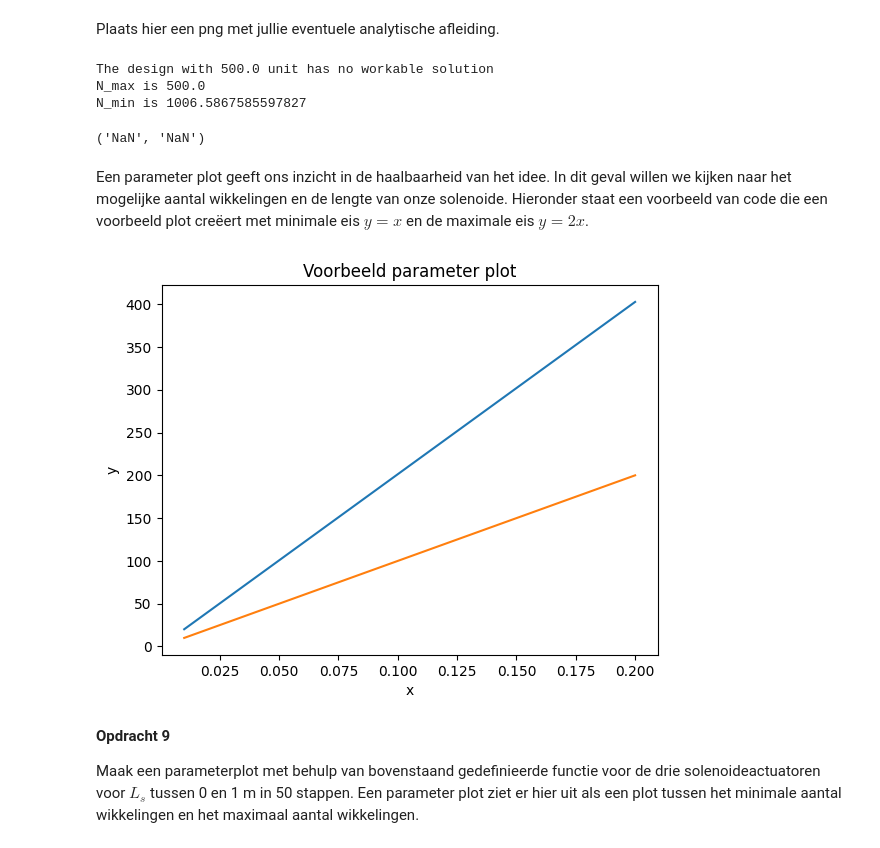
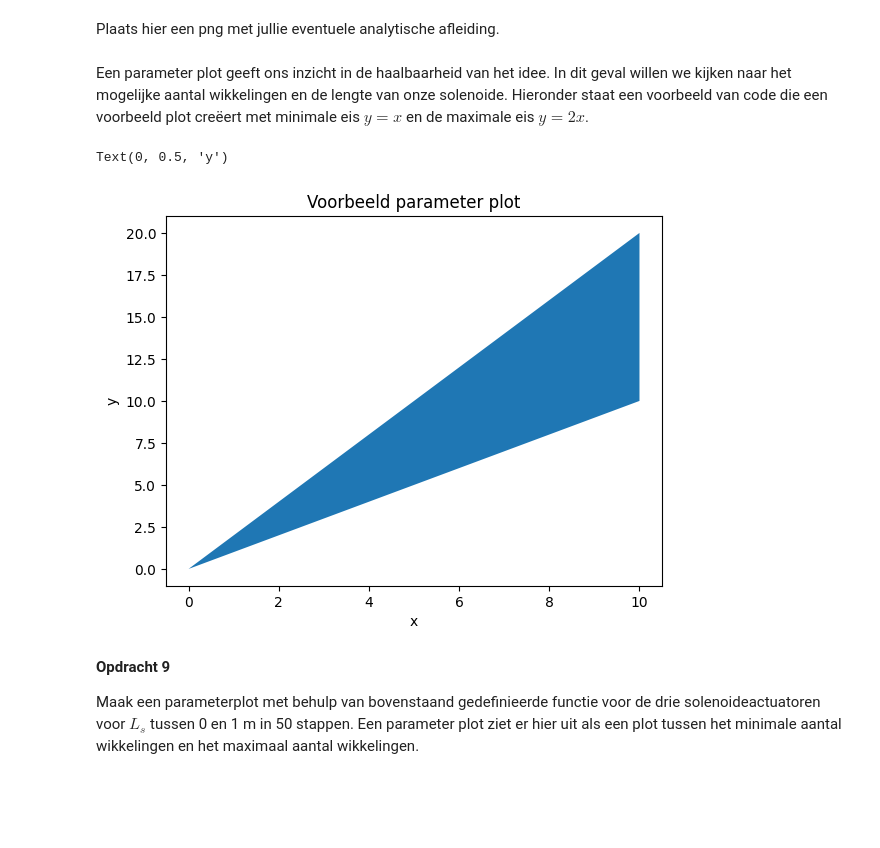
Before and after one commit to caricevonmorgen-dotcom/opdrachten-DEF-D-lol, a Jupyter notebook: 2KrachtactuatorOpdracht (1)/2KrachtactuatorOpdracht/KrachtactuatorOpdracht.ipynb, the cells around one changed output. Drawn from its saved outputs; the diff is of its cells as text; code cells hidden in the pictures; blank space fills up the shorter version.

```diff
--- a/2KrachtactuatorOpdracht (1)/2KrachtactuatorOpdracht/KrachtactuatorOpdracht.ipynb
+++ b/2KrachtactuatorOpdracht (1)/2KrachtactuatorOpdracht/KrachtactuatorOpdracht.ipynb
@@ -198,47 +200,43 @@ Plaats hier een png met jullie eventuele analytische afleiding.
 ### BEGIN SOLUTION
 mu_r=200000 #relative permeabiliteit van ijzer
 mu_0= 4*np.pi*10**(-7) #permeabiliteit vacuum
-r_draad=0.5/1000 #m
+d_draad_9V = 0.1 / 1000  # 0.1 mm diameter
+r_draad_9V = d_draad_9V / 2 # 0.05 mm straal
+
 
 def aantal_wikkelingen(F, L_s, r_s, I, L_draad):
     # Voeg hieronder de formules voor het maximum en minimum aantal wikkelingen.
     N_min = L_s/(r_s*I)*np.sqrt(2*F/(np.pi*mu_0*(mu_r-1)))
-    N_max_1 = L_s/(2*r_draad)
+    N_max_1 = L_s/(2*r_draad_9V)
     N_max_2 = L_draad/(2*np.pi*r_s)
 
-    N_max= min(N_max_1,N_max_2)
-    if N_min > N_max: ## Als het ontwerp niet mogelijk is.
-        print('The design with %.1f unit has no workable solution'%N_max)
-        print('N_max is', N_max)
-        print('N_min is', N_min)
-        N_min = 'NaN'
-        N_max = 'NaN'
+    N_max = np.minimum(N_max_1, N_max_2)
+    #if N_min > N_max: ## Als het ontwerp niet mogelijk is.
+    #    print('The design with %.1f unit has no workable solution'%N_max)
+    #    print('N_max is', N_max)
+    #    print('N_min is', N_min)
+    #    N_min = 'NaN'
+    #    N_max = 'NaN'
+    N_min = np.where(N_min > N_max, np.nan, N_min)
+    N_max = np.where(np.isnan(N_min), np.nan, N_max)
+    return N_min, N_max
+L_s_array = np.linspace(0.001, 1.0, 50)
 
-    return N_min, N_max
-
-aantal_wikkelingen(F_deur, 0.5, r_deur, I_deur, Lengte_deur)
+N_min_res, N_max_res = aantal_wikkelingen(F_deur, L_s_array, r_deur, I_deur, Lengte_deur)
-# %% [output]
-The design with 500.0 unit has no workable solution
-N_max is 500.0
-N_min is 1006.5867585597827
-('NaN', 'NaN')
 # %% [markdown]
 Een parameter plot geeft ons inzicht in de haalbaarheid van het idee. In dit geval willen we kijken naar het mogelijke aantal wikkelingen en de lengte van onze solenoide. Hieronder staat een voorbeeld van code die een voorbeeld plot creëert met minimale eis $y=x$ en de maximale eis $y=2x$.
 # %%
-x = np.linspace(0.01, 0.20, 100)
-y_min = x/(r_deur*I_deur)*np.sqrt(2*F_deur/(np.pi*mu_0*(mu_r-1)))
-y_max = np.minimum(x/(2*r_draad), Lengte_deur/(2*np.pi*r_deur))
+x = np.linspace(0,10,100)
+y_min = x # Minimale eis
+y_max = 2*x # Maximale eis
 
-
-#plt.fill_between(x,y_min,y_max) # De ruimte tussen de eisen vullen
-plt.plot(x,y_min, label='minimale eis')
-plt.plot(x,y_max, label= 'maximale eis')
+plt.fill_between(x,y_min,y_max) # De ruimte tussen de eisen vullen
 plt.title("Voorbeeld parameter plot")
 plt.xlabel("x")
 plt.ylabel("y")
-plt.show()
 # %% [output]
+Text(0, 0.5, 'y')
-[figure, old version]
+[figure, new version]
 # %% [markdown]
 **Opdracht 9**
 
```
Also changed, not shown: parts of 4 cells of this notebook.
